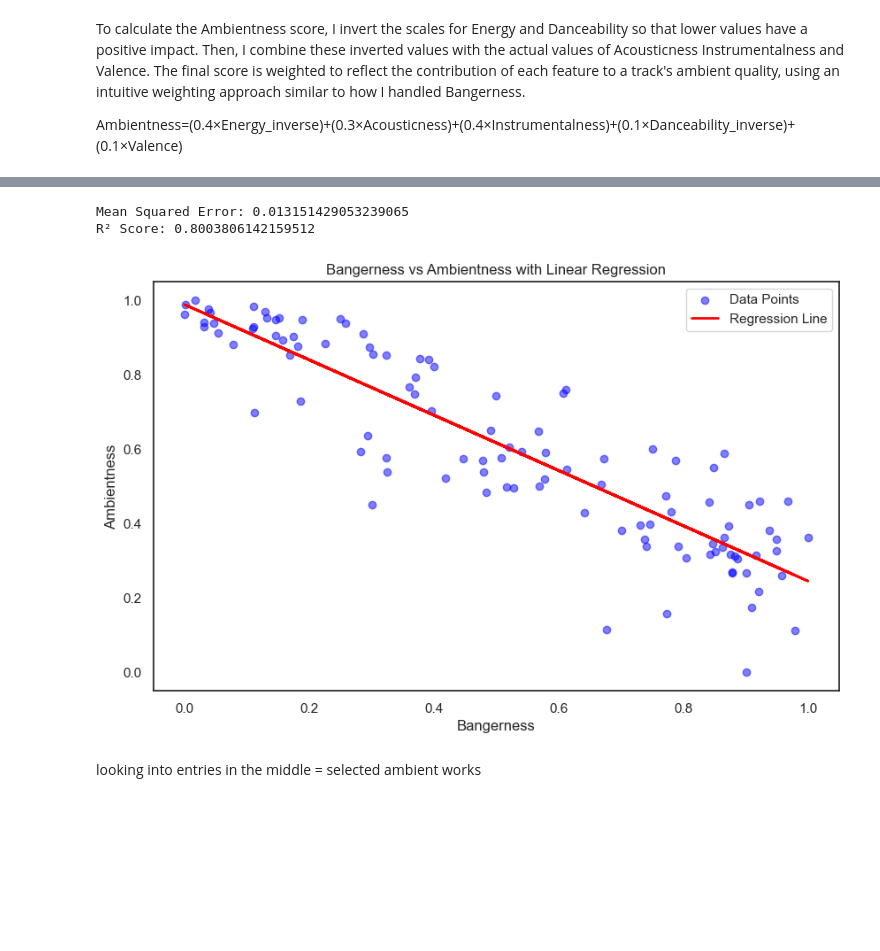
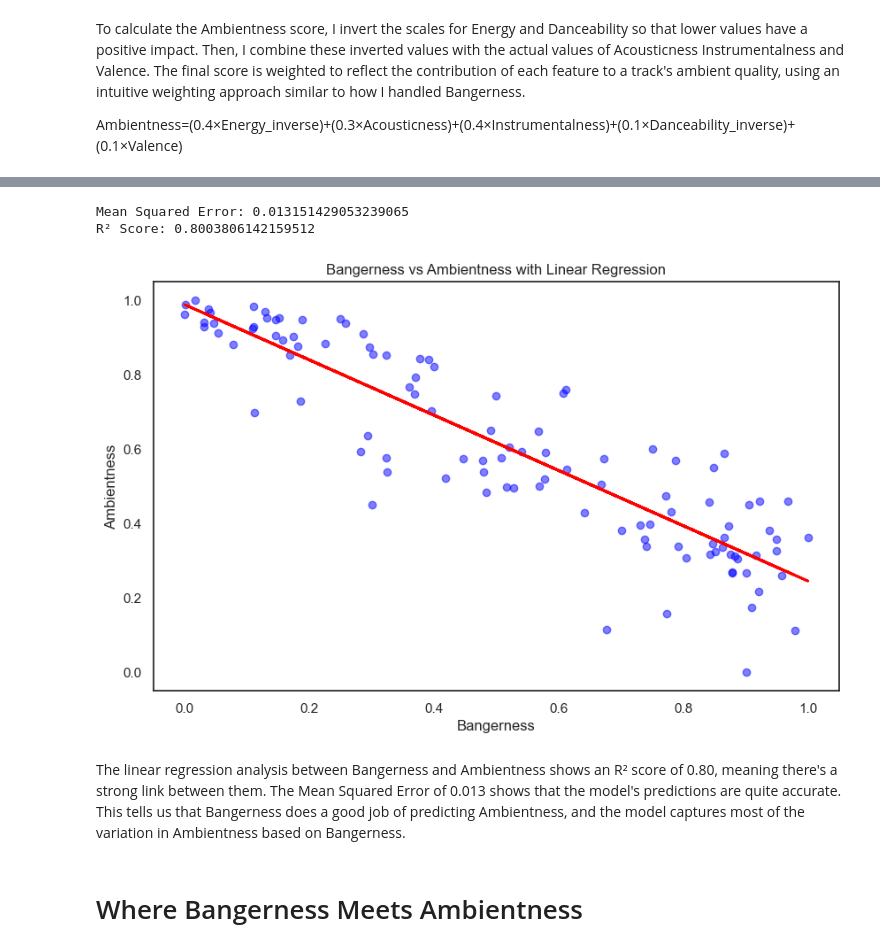
Before and after one commit to iftah-og/afx_eda, a Jupyter notebook: afx_ift3.ipynb, the cells around one changed output, grey strips where cells are left out. Drawn from its saved outputs; the diff is of its cells as text; code cells hidden in the pictures; blank space fills up the shorter version.

```diff
--- a/afx_ift3.ipynb
+++ b/afx_ift3.ipynb
@@ -102,7 +99,4 @@ It then calculates correlations between different track features and visualizes
 # %%
-# Replace 'N/A' or 'No data' with NaN
-df.replace({'N/A': pd.NA, 'No data': pd.NA}, inplace=True)
-
 # Convert 'Release Date' to datetime format
 df['Release Date'] = pd.to_datetime(df['Release Date'], format='%Y-%m-%d', errors='coerce')
 
@@ -394,36 +388,37 @@ df_amb[['Album Name', 'Track Name', 'Popularity', 'Energy', 'Acousticness', 'Ins
 | 43 | Drukqs | Father | 30 | 0.03210 | 0.990 | 0.951 | 0.698 | 0.249236 | ... |
 # %%
 # Prepare the data
-X = df_amb['Bangerness'].values.reshape(-1, 1)  # Independent variable
-y = df_amb['Ambientness'].values  # Dependent variable
+X = df_amb['Bangerness'].values.reshape(-1, 1)
+y = df_amb['Ambientness'].values
 
-# Fit the linear regression model
+# Fit
 model = LinearRegression()
 model.fit(X, y)
 
-# Make predictions
+# Predict
 y_pred = model.predict(X)
 
-# Evaluate the model
+# Evaluate
 mse = mean_squared_error(y, y_pred)
 r2 = r2_score(y, y_pred)
 
 # Print evaluation metrics
 print(f"Mean Squared Error: {mse}")
 print(f"R² Score: {r2}")
 
 # Plot the data and the regression line
 plt.figure(figsize=(10, 6))
-plt.scatter(X, y, color='blue', alpha=0.5, label='Data Points')
-plt.plot(X, y_pred, color='red', linewidth=2, label='Regression Line')
+plt.scatter(X, y, color='blue', alpha=0.5)
+plt.plot(X, y_pred, color='red', linewidth=2)
 plt.xlabel('Bangerness')
 plt.ylabel('Ambientness')
 plt.title('Bangerness vs Ambientness with Linear Regression')
-plt.legend()
 plt.show()
 # %% [output]
 Mean Squared Error: 0.013151429053239065
 R² Score: 0.8003806142159512
-[figure, old version]
+[figure, new version]
+# %% [markdown]
+The linear regression analysis between Bangerness and Ambientness shows an R² score of 0.80, meaning there's a strong link between them. The Mean Squared Error of 0.013 shows that the model's predictions are quite accurate. This tells us that Bangerness does a good job of predicting Ambientness, and the model captures most of the variation in Ambientness based on Bangerness.
 # %% [markdown]
-looking into entries in the middle = selected ambient works
+# Where Bangerness Meets Ambientness
```
Also changed, not shown: parts of 7 cells of this notebook.
